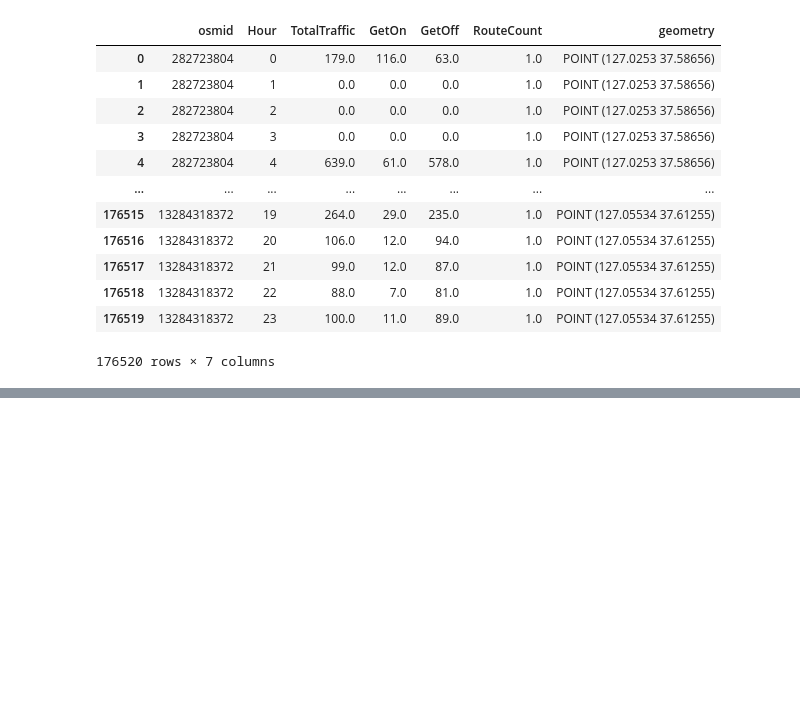
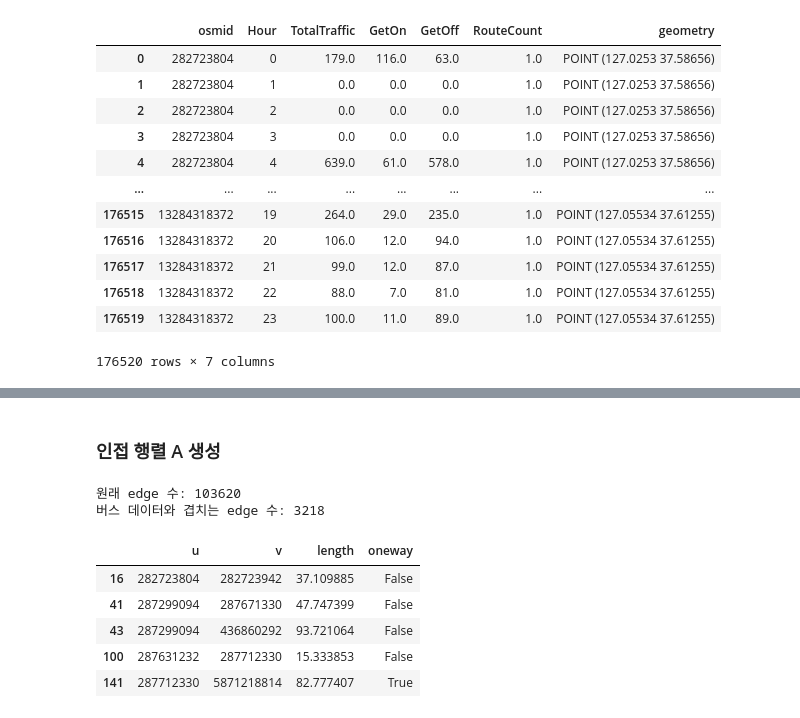
Before and after one commit to JunHyeok-Cha/AST-GCN, a Jupyter notebook: eda.ipynb, the cells around one changed output, grey strips where cells are left out. Saved outputs shown, nothing was run; the diff lists cells and outputs as text; code cells hidden in the pictures; blank space fills up the shorter version.

```diff
--- a/eda.ipynb
+++ b/eda.ipynb
@@ -276,0 +320,31 @@ findfont: Font family 'MalgunGothic' not found.
+# %% [markdown]
+### 인접 행렬 A 생성
+# %%
+import scipy.sparse as sp
+
+gpkg_path = data_dir / "seoul_drive_net.gpkg"
+
+# 1) edges 레이어 읽기
+edges_gdf = gpd.read_file(gpkg_path, layer="edges")
+
+# u, v 가 정수 osmid 라고 가정 (지금 gpkg가 그렇게 되어 있음)
+edges_gdf["u"] = edges_gdf["u"].astype(int)
+edges_gdf["v"] = edges_gdf["v"].astype(int)
+
+# 2) 우리가 가진 시계열 노드(valid_nodes)에 해당하는 간선만 남기기
+valid_set = set(valid_nodes)
+mask = edges_gdf["u"].isin(valid_set) & edges_gdf["v"].isin(valid_set)
+edges_sub = edges_gdf[mask].copy()
+
+print("원래 edge 수:", len(edges_gdf))
+print("버스 데이터와 겹치는 edge 수:", len(edges_sub))
+edges_sub.head()[["u","v","length","oneway"]]
+# %% [output]
+원래 edge 수: 103620
+버스 데이터와 겹치는 edge 수: 3218
+|  | u | v | length | oneway |
+| 16 | 282723804 | 282723942 | 37.109885 | False |
+| 41 | 287299094 | 287671330 | 47.747399 | False |
+| 43 | 287299094 | 436860292 | 93.721064 | False |
+| 100 | 287631232 | 287712330 | 15.333853 | False |
+| 141 | 287712330 | 5871218814 | 82.777407 | True |
```
Also changed, not shown: parts of 16 cells of this notebook, 3 other files.
